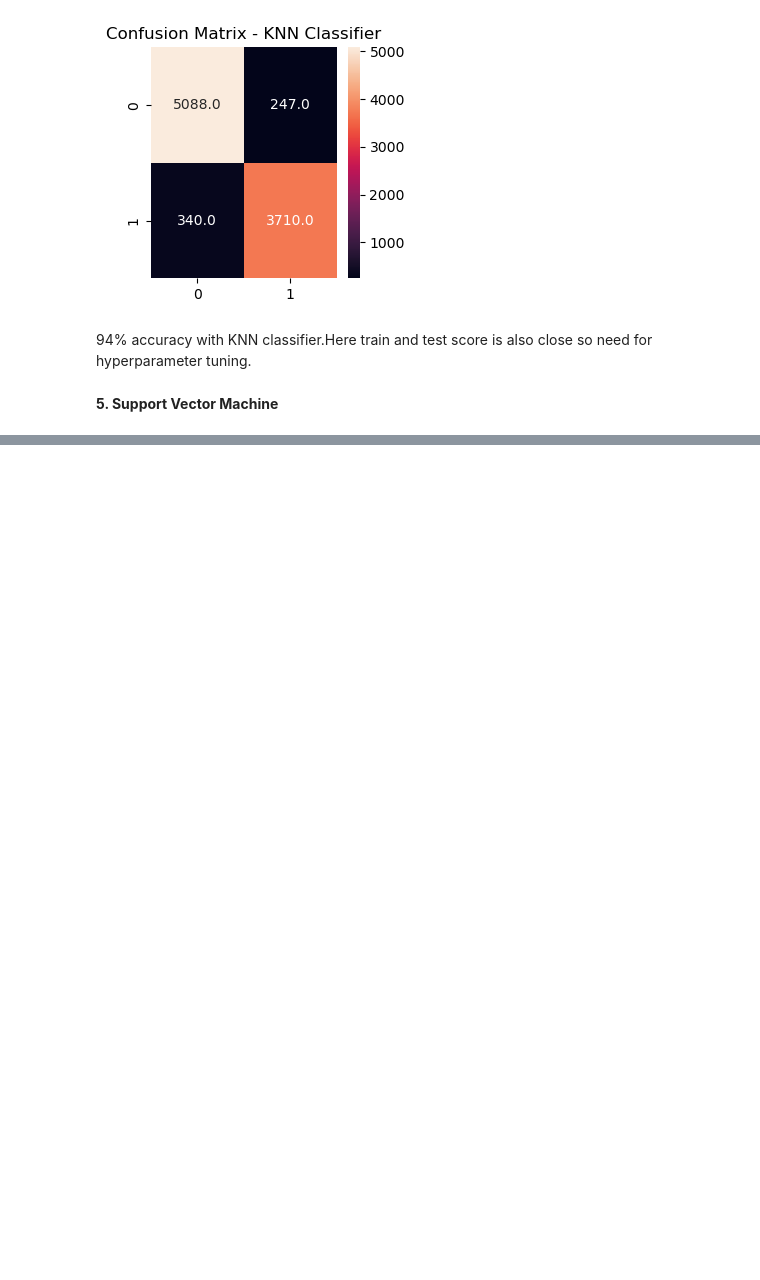
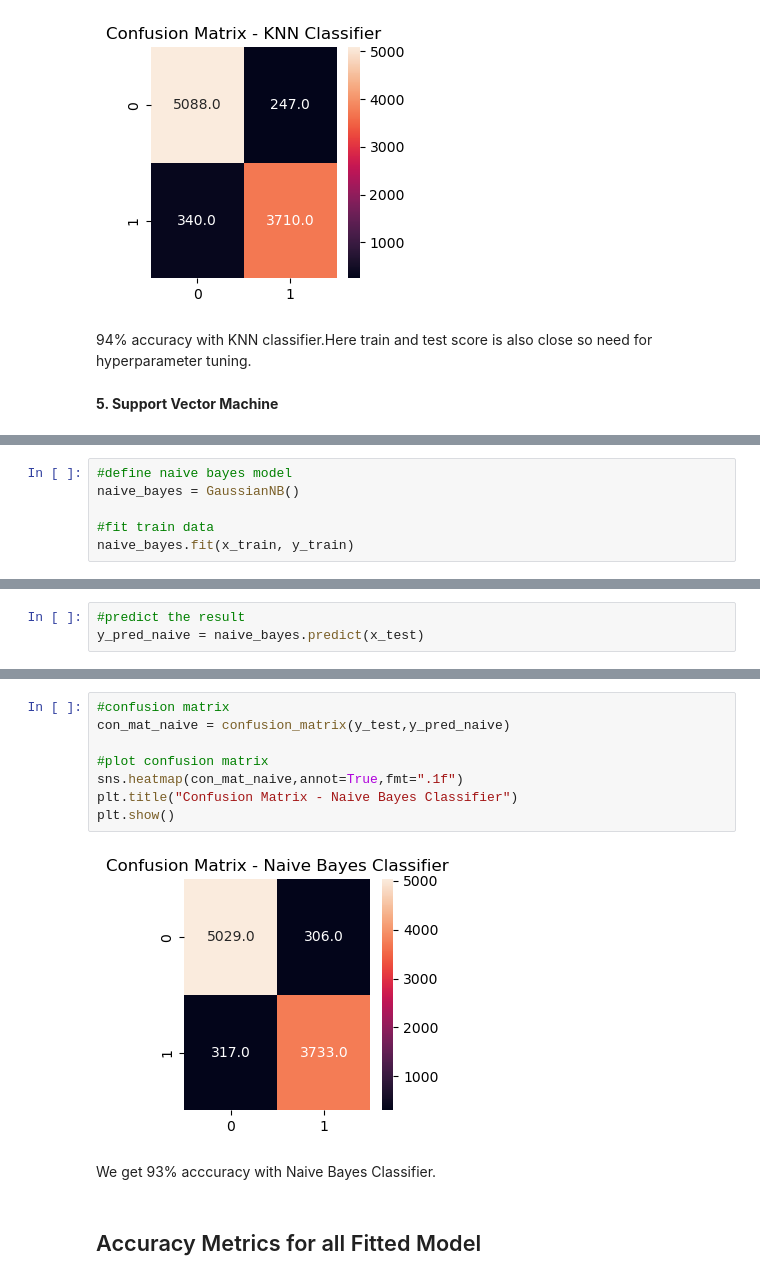
Before and after one commit to Siddharth3271/Airline-Passenger-Refferal-Prediction, a Jupyter notebook: code.ipynb, the cells around one changed output, grey strips where cells are left out. Drawn from its saved outputs; the diff is of its cells as text; blank space fills up the shorter version.

```diff
--- a/code.ipynb
+++ b/code.ipynb
@@ -1258,0 +1310,6 @@ plt.show()
+# %%
+#define naive bayes model
+naive_bayes = GaussianNB()
+
+#fit train data
+naive_bayes.fit(x_train, y_train)
@@ -1258,0 +1318,3 @@ plt.show()
+# %%
+#predict the result
+y_pred_naive = naive_bayes.predict(x_test)
@@ -1258,0 +1347,14 @@ plt.show()
+# %%
+#confusion matrix
+con_mat_naive = confusion_matrix(y_test,y_pred_naive)
+
+#plot confusion matrix
+sns.heatmap(con_mat_naive,annot=True,fmt=".1f")
+plt.title("Confusion Matrix - Naive Bayes Classifier")
+plt.show()
+# %% [output]
+[figure, added]
+# %% [markdown]
+We get 93% acccuracy with Naive Bayes Classifier.
+# %% [markdown]
+## Accuracy Metrics for all Fitted Model
```
Also changed, not shown: parts of 10 cells of this notebook.
